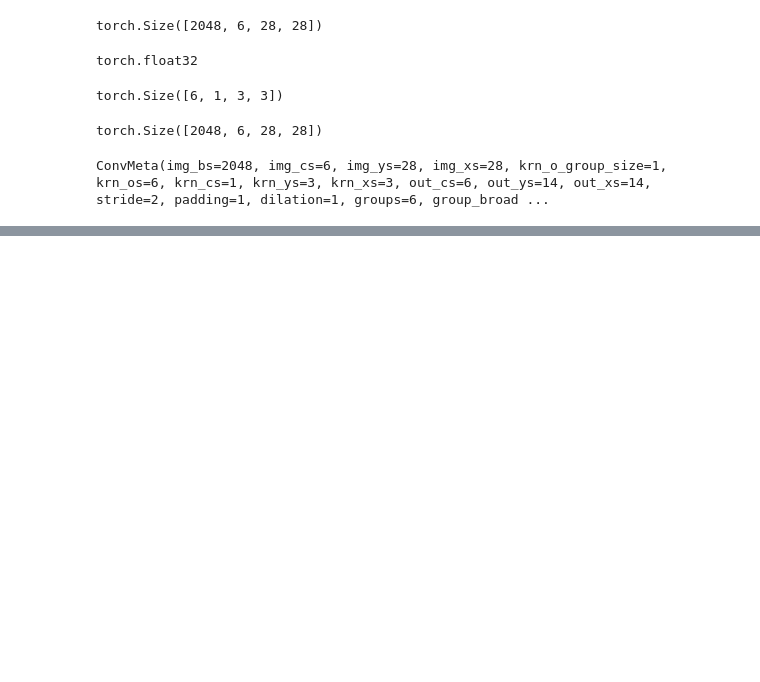
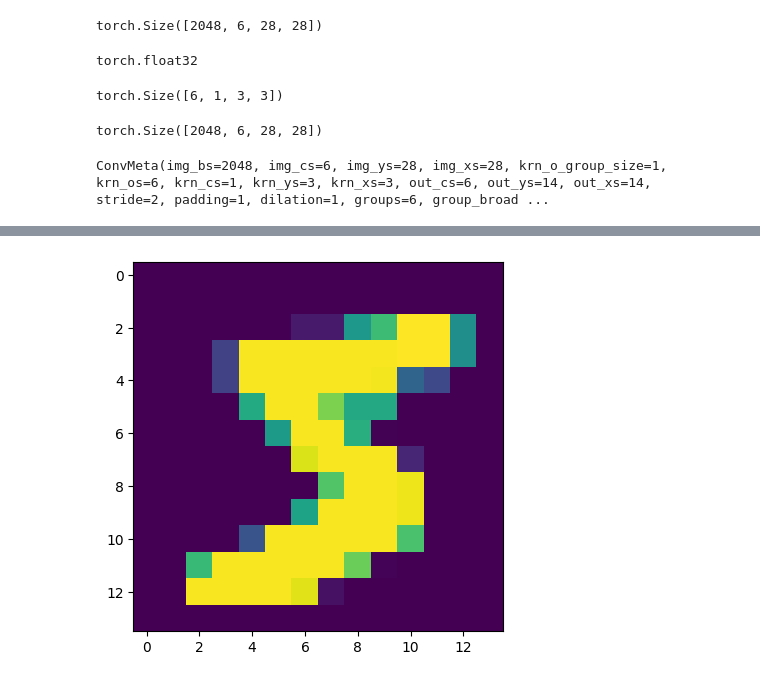
Before and after one commit to p-adema/quadratic-conv, a Jupyter notebook: scratch/numba.ipynb, the cells around one changed output, grey strips where cells are left out. Drawn from its saved outputs; the diff is of its cells as text; code cells hidden in the pictures; blank space fills up the shorter version.

```diff
--- a/scratch/numba.ipynb
+++ b/scratch/numba.ipynb
@@ -1997,7 +1997,7 @@ n_blocks = math.ceil(o_img.numel() / 256)
 
 
 def run_one():
-    fwd_inlined[n_blocks, 256](test_imgs[:32], test_kernels, o_img, o_prov)
+    fwd_inlined[n_blocks, 256](test_imgs[:1024], test_kernels, o_img, o_prov)
     torch.cuda.synchronize()
     pass
 
@@ -2085,7 +2085,7 @@ n_blocks = math.ceil(o_img.numel() / 256)
 
 
 def run_one():
-    fwd_outlined[n_blocks, 256](test_imgs[:32], test_kernels, o_img, o_prov, meta.out_xs, meta.out_ys, meta.out_cs,
+    fwd_outlined[n_blocks, 256](test_imgs[:1024], test_kernels, o_img, o_prov, meta.out_xs, meta.out_ys, meta.out_cs,
                                 meta.stride, meta.padding, meta.dilation, meta.krn_o_group_size,
                                 meta.group_broadcasting)
     torch.cuda.synchronize()
@@ -2101,0 +2196,10 @@ plt.show()
+# %%
+def run_one():
+    test_dilation(test_imgs[:1024], test_kernels)
+    torch.cuda.synchronize()
+
+
+oi, op = test_dilation(test_imgs, test_kernels)
+plt.imshow(oi[0, -1].numpy(force=True))
+plt.show()
+%timeit run_one()
@@ -2101,0 +2209,13 @@ plt.show()
+# %%
+with torch.no_grad():
+    def run_one():
+        torch.nn.functional.max_pool2d(test_imgs[:1024], 3, stride=2, padding=1)
+        torch.cuda.synchronize()
+
+
+    oi = torch.nn.functional.max_pool2d(test_imgs, 3, stride=2, padding=1)
+    print(oi.shape)
+    plt.imshow(oi[0, -1].numpy(force=True))
+    run_one()
+    %timeit run_one()
+# %% [output]
@@ -2101,0 +2224 @@ plt.show()
+[figure, added]
```
Also changed, not shown: parts of 13 cells of this notebook, 13 other files.
